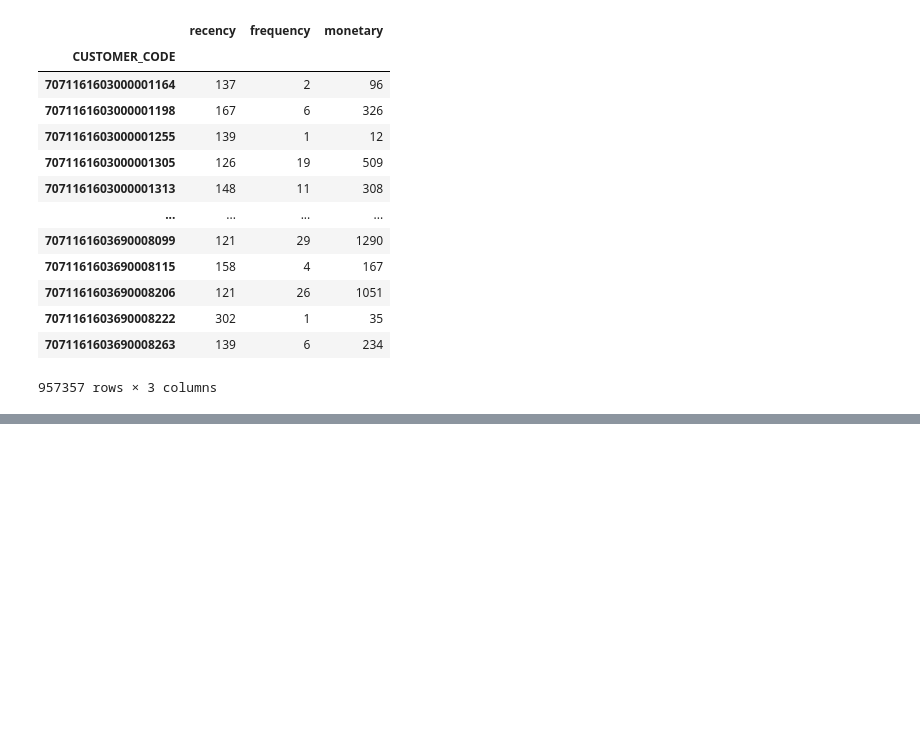
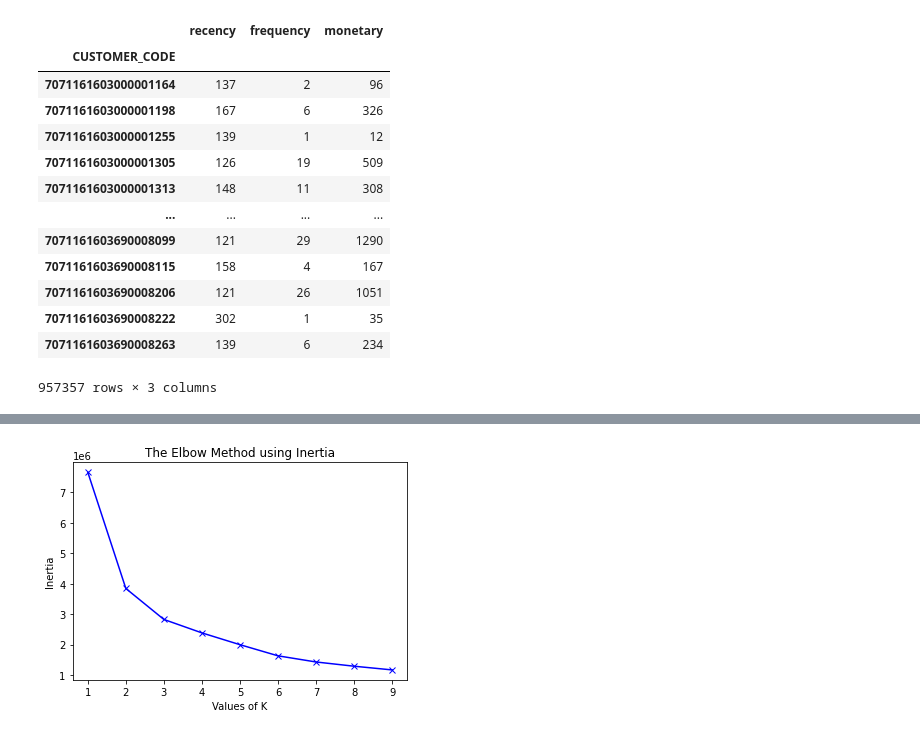
Before and after one commit to Alantjee/GBACDutchieVita, a Jupyter notebook: Transaction data notebook(1).ipynb, the cells around one changed output, grey strips where cells are left out. Cells and saved outputs as stored; diff of their text form; code cells hidden in the pictures; blank space fills up the shorter version.

```diff
--- a/Transaction data notebook(1).ipynb
+++ b/Transaction data notebook(1).ipynb
@@ -7,7 +7,7 @@ import seaborn as sns
 from datetime import date
 # %%
 #read in transaction dataset
-df3 = pd.read_csv('C:\Documents\Rifornimenti_Carburante_ClubQ8.csv', sep = ';', decimal=",")
+df3 = pd.read_csv('/Users/maxnoordhoekhegt/Documents/QTEM/QDC/GBACDutchieVita/Rifornimenti_Carburante_ClubQ8.csv', sep = ';', decimal=",")
 
 
 df3[['REQUEST_YEAR','REQUEST_TIME']] = df3.DATA_OPERAZIONE.str.split(" ",expand=True,)
@@ -135,7 +135,7 @@ max           240.00000
 Name: LOYALTY_POINTS_AWARDED, dtype: object
 # %%
 #read in customer database
-df2 = pd.read_csv('C:\Documents\Anagrafica_ClubQ8.csv', sep = ';', decimal=",")
+df2 = pd.read_csv('/Users/maxnoordhoekhegt/Documents/QTEM/QDC/GBACDutchieVita/Anagrafica_ClubQ8.csv', sep = ';', decimal=",")
 
 df2['DATE_JOINED'] = df2['DATA_BATTESIMO']
 
@@ -191,5 +191,5 @@ This part is for future analysis for now, we will add purchase frequencies for c
 # %%
 df['REQUEST_YEAR'] = pd.to_datetime(df['REQUEST_YEAR'])
 # %%
-df['REQUEST_TIME'] = Timestamp.valueOf(df['REQUEST_TIME'])
+df['REQUEST_TIME'] = pd.Timestamp(df['REQUEST_TIME'])
 # %% [output]
@@ -206,5 +224,5 @@ Timestamp('2021-12-30 00:00:00')
 # %%
-#df['DATETIME']= pd.to_datetime(df['REQUEST_YEAR'] + df['REQUEST_TIME'], format='%m-%d-%Y%H:%M:%S')
+df['DATETIME']= pd.to_datetime(df['REQUEST_YEAR'] + df['REQUEST_TIME'], format='%m-%d-%Y%H:%M:%S')
 # %% [output]
 TypeError: unsupported operand type(s) for +: 'Timestamp' and 'str'
 # %%
@@ -439,0 +400,89 @@ IndentationError: expected an indented block (1555208476.py, line 73)
+# %%
+from sklearn.preprocessing import StandardScaler
+from sklearn.cluster import KMeans
+scaler = StandardScaler()
+scaler.fit(rfm)
+RFM_Table_scaled = scaler.transform(rfm)
+
+RFM_Table_scaled = pd.DataFrame(RFM_Table_scaled, columns=rfm.columns)
+RFM_Table_scaled.head()
+
+from scipy.spatial.distance import cdist
+distortions = []
+inertias = []
+mapping1 = {}
+mapping2 = {}
+K = range(1,10)
+
+for k in K:
+    #Building and fitting the model
+    kmeanModel = KMeans(n_clusters=k).fit(RFM_Table_scaled)
+    kmeanModel.fit(RFM_Table_scaled)
+
+    distortions.append(sum(np.min(cdist(RFM_Table_scaled, kmeanModel.cluster_centers_,
+                      'euclidean'),axis=1)) / RFM_Table_scaled.shape[0])
+    inertias.append(kmeanModel.inertia_)
+
+    mapping1[k] = sum(np.min(cdist(RFM_Table_scaled, kmeanModel.cluster_centers_,
+                 'euclidean'),axis=1)) / RFM_Table_scaled.shape[0]
+    mapping2[k] = kmeanModel.inertia_
+
+plt.plot(K, inertias, 'bx-')
+plt.xlabel('Values of K')
+plt.ylabel('Inertia')
+plt.title('The Elbow Method using Inertia')
+
+def kmeans(normalised_df_rfm, clusters_number, original_df_rfm):
+
+    kmeans = KMeans(n_clusters = clusters_number, random_state = 1)
+    kmeans.fit(normalised_df_rfm)
+# Extract cluster labels
+    cluster_labels = kmeans.labels_
+
+    # Create a cluster label column in original dataset
+    df_new = original_df_rfm.assign(Cluster = cluster_labels)
+
+    # Initialise TSNE
+    model = TSNE(random_state=1)
+    transformed = model.fit_transform(df_new)
+
+    # Plot t-SNE
+    plt.title('Flattened Graph of {} Clusters'.format(clusters_number))
+    sns.scatterplot(x=transformed[:,0], y=transformed[:,1], hue=cluster_labels, style=cluster_labels, palette="Set1")
+
+    return df_new
+plt.figure(figsize=(10, 10))
+plt.subplot(3, 1, 1)
+rfm_k3 = kmeans(RFM_Table_scaled, 3, RFM_Table)
+plt.subplot(3, 1, 2)
+rfm_k4 = kmeans(RFM_Table_scaled, 4, RFM_Table)
+plt.subplot(3, 1, 3)
+rfm_k5 = kmeans(RFM_Table_scaled, 5, RFM_Table)
+plt.tight_layout()
+
+def snake_plot(normalised_df_rfm, df_rfm_kmeans, df_rfm_original):
+    normalised_df_rfm = pd.DataFrame(normalised_df_rfm,
+                                       index=RFM_Table.index,
+                                       columns=RFM_Table.columns)
+    normalised_df_rfm['Cluster'] = df_rfm_kmeans['Cluster']
+# Melt data into long format
+    df_melt = pd.melt(normalised_df_rfm.reset_index(),
+                        id_vars=['CustomerID', 'Cluster'],
+                        value_vars=['Recency', 'Frequency', 'Monetary'],
+                        var_name='Metric',
+                        value_name='Value')
+plt.xlabel('Metric')
+plt.ylabel('Value')
+sns.pointplot(data=df_melt, x='Metric', y='Value', hue='Cluster')
+
+return
+
+def rfm_values(df):
+    df_new = df.groupby(['Cluster']).agg({
+        'Recency': 'mean',
+        'Frequency': 'mean',
+        'Monetary': ['mean', 'count']
+    }).round(0)
+
+    return df_new
+# %% [output]
@@ -439,0 +490 @@ IndentationError: expected an indented block (1555208476.py, line 73)
+[figure, added]
```
Also changed, not shown: parts of 14 cells of this notebook.
